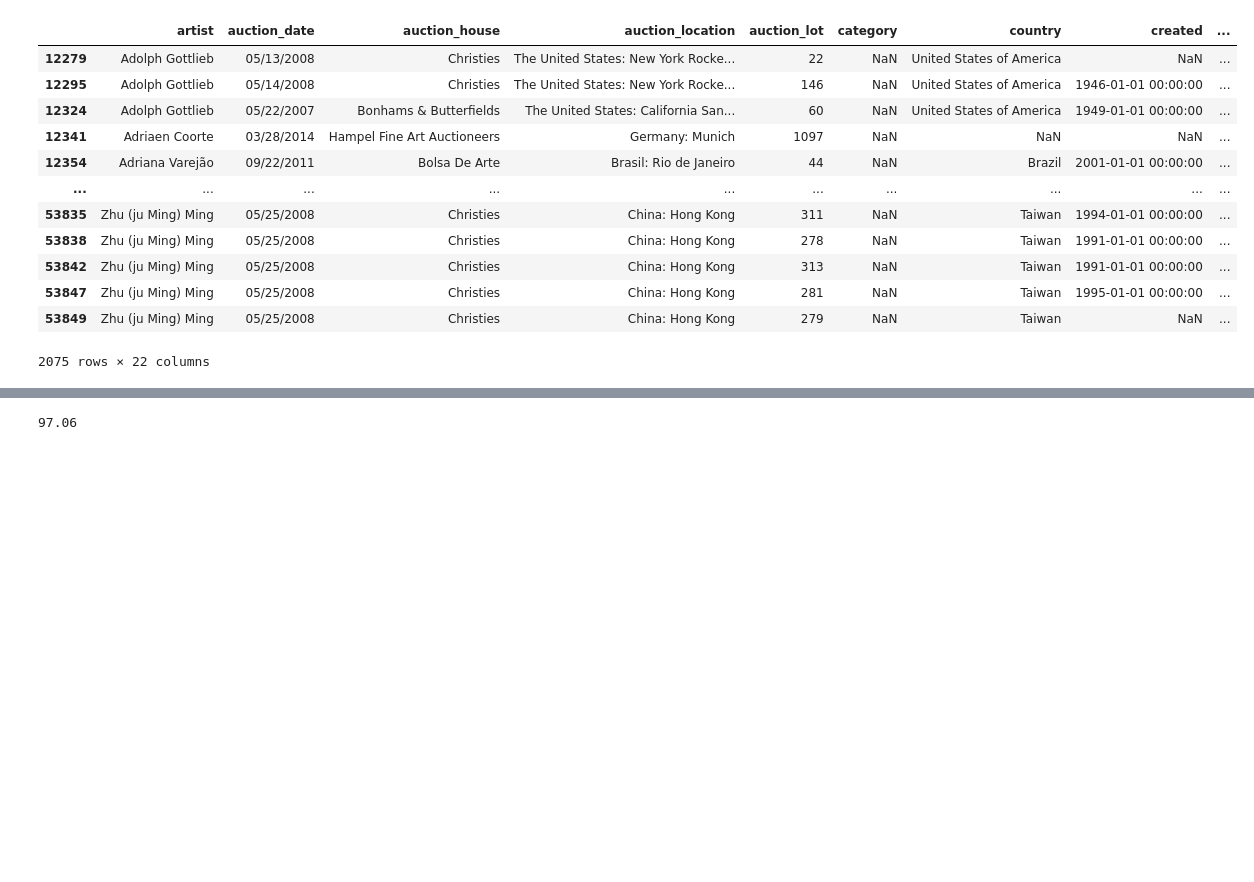
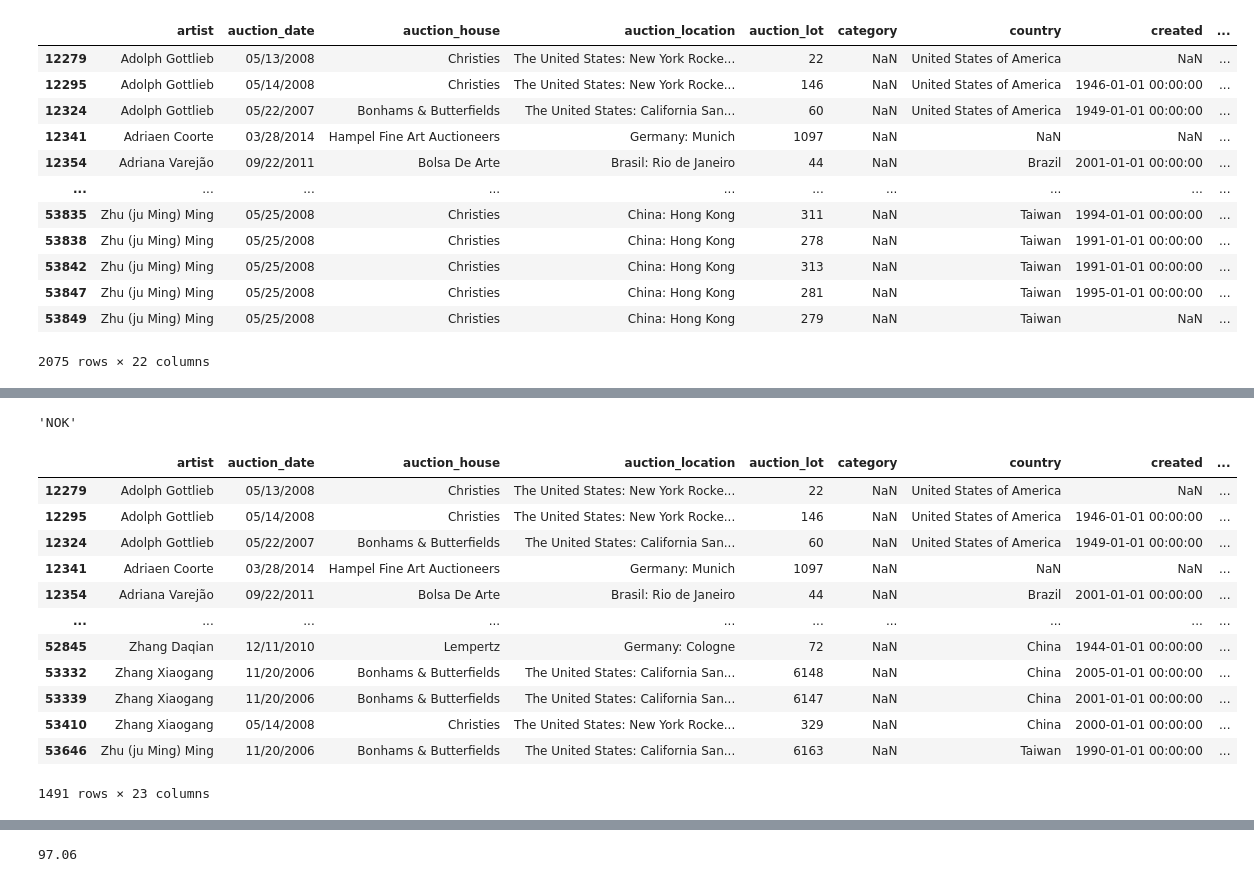
Before and after one commit to alexandreberkovic/Art-Auction-Prediction, a Jupyter notebook: PreProcess.ipynb, the cells around one changed output, grey strips where cells are left out. Drawn from its saved outputs; the diff is of its cells as text; code cells hidden in the pictures; blank space fills up the shorter version.

```diff
--- a/PreProcess.ipynb
+++ b/PreProcess.ipynb
@@ -64,0 +77,8 @@ df = df.dropna(subset=['currency'])
+# %%
+# Lets create a temporary column with the auction location country
+df['auction_location_country'] = df['auction_location'].str.split(':').str[0]
+#Clean any spaces
+df['auction_location_country'] = df['auction_location_country'].str.strip()
+
+# See how it looks
+df[df['currency'].isnull()].auction_location_country.value_counts().head(10)
@@ -64,0 +97,42 @@ df = df.dropna(subset=['currency'])
+# %%
+# See how this package works
+import pycountry
+
+country = pycountry.countries.get(name='Norway')
+currency = pycountry.currencies.get(numeric=country.numeric)
+
+currency.alpha_3
+# %% [output]
+'NOK'
+# %%
+# Iterate through all the rows with null currency
+for index, row in df[df['currency'].isnull()].iterrows():
+    # Get the country name from the auction_location column
+    auction_location_country = row['auction_location_country']
+
+    # Try getting the country object from the pycountry package, if error, skip
+    try:
+        country = pycountry.countries.get(name=auction_location_country)
+        # Get the currency object from the pycountry package
+        currency = pycountry.currencies.get(numeric=country.numeric)
+        # Set the currency column to the alpha_3 code of the currency object
+        df.loc[index, 'currency'] = currency.alpha_3
+    except:
+        pass
+
+# Check that we have no more null currency values
+df[df['currency'].isnull()]
+# %% [output]
+|  | artist | auction_date | auction_house | auction_location | auction_lot | category | country | created | ... |
+| 12279 | Adolph Gottlieb | 05/13/2008 | Christies | The United States: New York Rocke... | 22 | NaN | United States of America | NaN | ... |
+| 12295 | Adolph Gottlieb | 05/14/2008 | Christies | The United States: New York Rocke... | 146 | NaN | United States of America | 1946-01-01 00:00:00 | ... |
+| 12324 | Adolph Gottlieb | 05/22/2007 | Bonhams & Butterfields | The United States: California San... | 60 | NaN | United States of America | 1949-01-01 00:00:00 | ... |
+| 12341 | Adriaen Coorte | 03/28/2014 | Hampel Fine Art Auctioneers | Germany: Munich | 1097 | NaN | NaN | NaN | ... |
+| 12354 | Adriana Varejão | 09/22/2011 | Bolsa De Arte | Brasil: Rio de Janeiro | 44 | NaN | Brazil | 2001-01-01 00:00:00 | ... |
+| ... | ... | ... | ... | ... | ... | ... | ... | ... | ... |
+| 52845 | Zhang Daqian | 12/11/2010 | Lempertz | Germany: Cologne | 72 | NaN | China | 1944-01-01 00:00:00 | ... |
+| 53332 | Zhang Xiaogang | 11/20/2006 | Bonhams & Butterfields | The United States: California San... | 6148 | NaN | China | 2005-01-01 00:00:00 | ... |
+| 53339 | Zhang Xiaogang | 11/20/2006 | Bonhams & Butterfields | The United States: California San... | 6147 | NaN | China | 2001-01-01 00:00:00 | ... |
+| 53410 | Zhang Xiaogang | 05/14/2008 | Christies | The United States: New York Rocke... | 329 | NaN | China | 2000-01-01 00:00:00 | ... |
+| 53646 | Zhu (ju Ming) Ming | 11/20/2006 | Bonhams & Butterfields | The United States: California San... | 6163 | NaN | Taiwan | 1990-01-01 00:00:00 | ... |
+1491 rows × 23 columns
```
Also changed, not shown: parts of 14 cells of this notebook, 1 other file.
